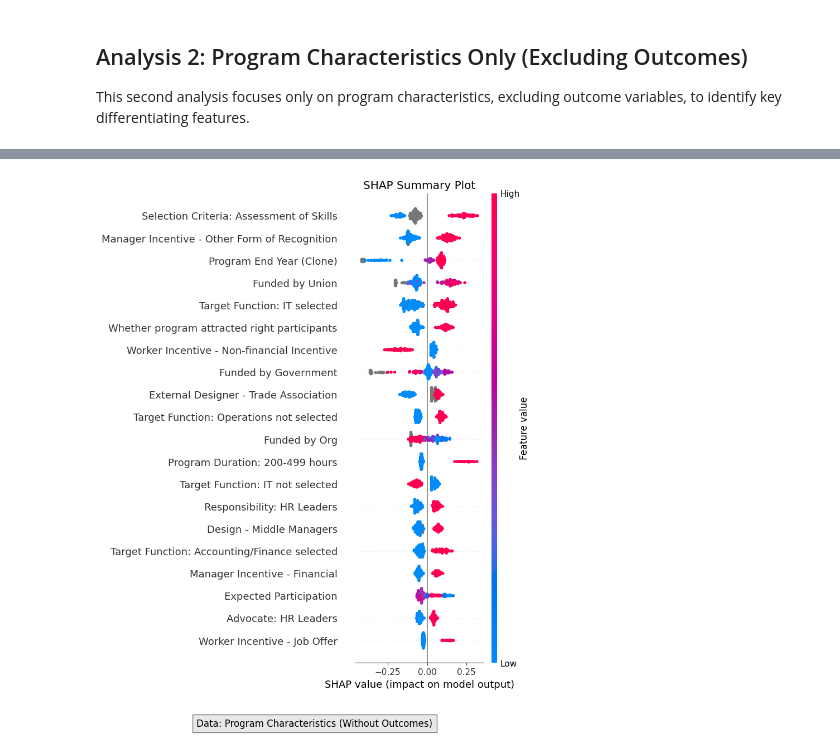
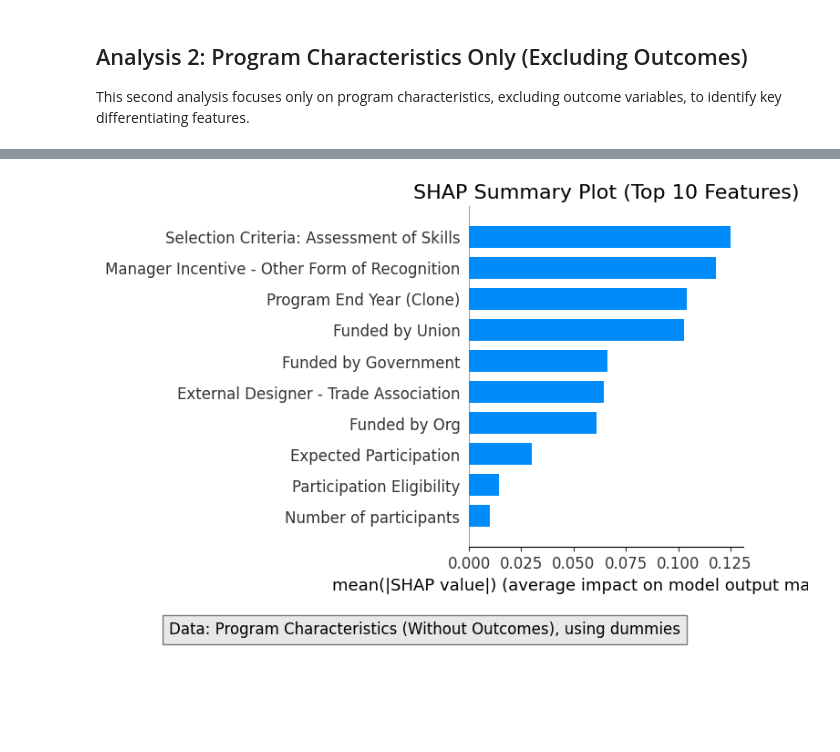
Before and after one commit to JuanLara18/HBS-Survey, a Jupyter notebook: Code/07_Feature_Importance.ipynb, the cells around one changed output, grey strips where cells are left out. Saved outputs shown, nothing was run; the diff lists cells and outputs as text; code cells hidden in the pictures; blank space fills up the shorter version.

Commit message:
Fix feature importance - final

```diff
--- a/Code/07_Feature_Importance.ipynb
+++ b/Code/07_Feature_Importance.ipynb
@@ -206,8 +259,8 @@ prog_model = xgb.XGBClassifier(
     gamma=0.15,
     subsample=0.65,
     colsample_bytree=0.7,
-    lambda_=8,
-    alpha=2,
+    reg_lambda=8,
+    reg_alpha=2,
     scale_pos_weight=1.45,
     random_state=42,
     eval_metric=['auc', 'logloss']
@@ -223,14 +276,15 @@ prog_sorted_features = sorted(prog_feature_importance.items(), key=lambda x: x[1
 # Get top 10 features
 prog_top_10_features = prog_sorted_features[:10]
 prog_features, prog_importances = zip(*prog_top_10_features)
+ordered_prog_features = list(prog_features)
 
 # Plot top 10 features
 plt.figure(figsize=(10, 6))
-plt.barh(list(reversed(prog_features)), list(reversed(prog_importances)), color='#4CA3DD')
+plt.barh(list(reversed(ordered_prog_features)), list(reversed(prog_importances)), color='#4CA3DD')
 plt.xlabel('Feature Importance')
 plt.ylabel('Features')
 plt.title('Top 10 Feature Importances')
-plt.figtext(0.5, -0.05, "Data: Program Characteristics (Without Outcomes)",
+plt.figtext(0.5, -0.05, "Data: Program Characteristics (Without Outcomes), using dummies",
            ha='center', fontsize=12, bbox={"facecolor":"lightgray", "alpha":0.5, "pad":5})
 plt.tight_layout()
 plt.savefig('top10_features_program_chars.png', dpi=300, bbox_inches='tight')
@@ -240,18 +294,76 @@ plt.show()
 prog_explainer = shap.Explainer(prog_model, X_train_prog)
 prog_shap_values = prog_explainer(X_val_prog)
 
-# SHAP Summary Plot for program characteristics
-plt.figure(figsize=(12, 8))
+# Create feature name mapping
+prog_feature_map = {label_mapping.get(col, col): i for i, col in enumerate(X_val_prog.columns)}
+
+# Find indices of top 10 features
+prog_top_feature_indices = []
+for feature_name in ordered_prog_features:
+    # Try exact match first
+    if feature_name in prog_feature_map:
+        prog_top_feature_indices.append(prog_feature_map[feature_name])
+    else:
+        # Fuzzy matching if exact match fails
+        best_match = None
+        best_score = 0
+        for key in prog_feature_map.keys():
+            if feature_name in key or key in feature_name:
+                score = len(set(feature_name) & set(key))
+                if score > best_score:
+                    best_score = score
+                    best_match = key
+
+        if best_match:
+            prog_top_feature_indices.append(prog_feature_map[best_match])
+        else:
+            print(f"Could not find match for: {feature_name}")
+
+# Filter data for top 10 features
+X_val_prog_top10 = X_val_prog.iloc[:, prog_top_feature_indices]
+prog_shap_values_top10 = prog_shap_values.values[:, prog_top_feature_indices]
+
+# Create SHAP explanation object with correct ordering
+prog_shap_values_top10_obj = shap.Explanation(
+    values=prog_shap_values_top10,
+    base_values=prog_shap_values.base_values,
+    data=X_val_prog_top10.values,
+    feature_names=ordered_prog_features
+)
+
+# Plot 1: SHAP bar plot with ordered features
+plt.figure(figsize=(14, 8))
 shap.summary_plot(
-    prog_shap_values,
-    X_val_prog,
-    feature_names=[label_mapping.get(col, col) for col in X_val_prog.columns],
+    prog_shap_values_top10_obj,
+    X_val_prog_top10,
+    feature_names=ordered_prog_features,
+    plot_type="bar",
     show=False
 )
-plt.title("SHAP Summary Plot")
-plt.figtext(0.5, -0.05, "Data: Program Characteristics (Without Outcomes)",
+plt.title("SHAP Summary Plot (Top 10 Features)", fontsize=16)
+plt.xticks(fontsize=12)
+plt.yticks(fontsize=12)
+plt.tight_layout(pad=3.0)
+plt.figtext(0.5, 0.01, "Data: Program Characteristics (Without Outcomes), using dummies",
            ha='center', fontsize=12, bbox={"facecolor":"lightgray", "alpha":0.5, "pad":5})
-plt.tight_layout()
-plt.savefig('shap_summary_program_chars.png', dpi=300, bbox_inches='tight')
+plt.savefig('shap_summary_top10_program_chars.png', dpi=300, bbox_inches='tight')
 plt.show()
+
+# Plot 2: SHAP plot with SAME top 10 features and SAME order
+plt.figure(figsize=(14, 10))
+shap.summary_plot(
+    prog_shap_values_top10_obj,  # Use the SAME top 10 SHAP values object
+    X_val_prog_top10,            # Use the SAME top 10 features data
+    feature_names=ordered_prog_features,  # Use the SAME feature names
+    max_display=10,  # Only show top 10
+    show=False
+)
+plt.title("SHAP Plot (Top 10 Features)", fontsize=16)
+plt.xticks(fontsize=12)
+plt.yticks(fontsize=12)
+plt.tight_layout(pad=3.0)
+plt.figtext(0.5, 0.01, "Data: Program Characteristics (Without Outcomes), using dummies",
+           ha='center', fontsize=12, bbox={"facecolor":"lightgray", "alpha":0.5, "pad":5})
+plt.savefig('shap_beeswarm_top10_program_chars.png', dpi=300, bbox_inches='tight')
+plt.show()
 # %% [output]
@@ -259 +371 @@ plt.show()
-[figure, old version]
+[figure, new version]
```
Also changed, not shown: parts of 11 cells of this notebook.
